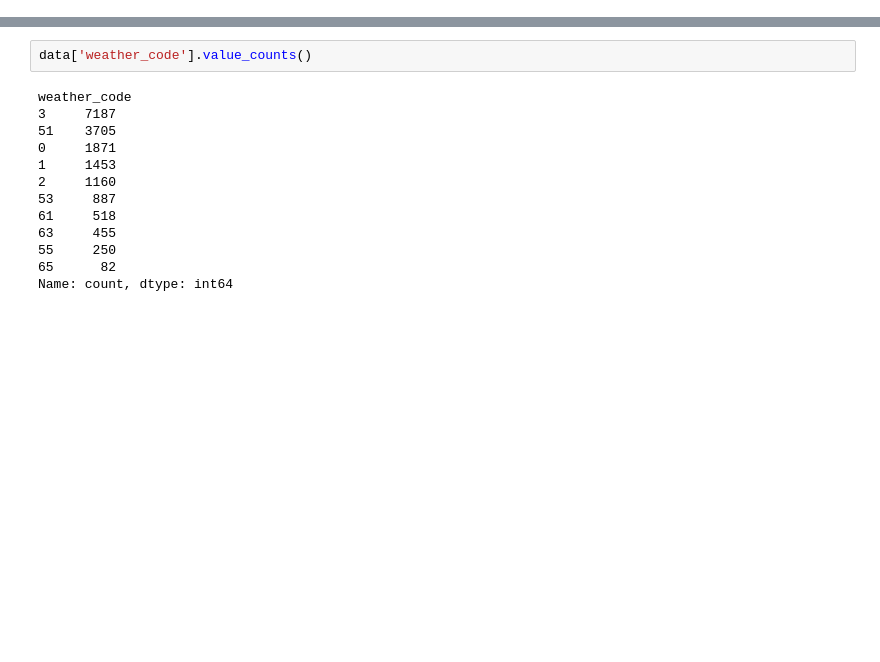
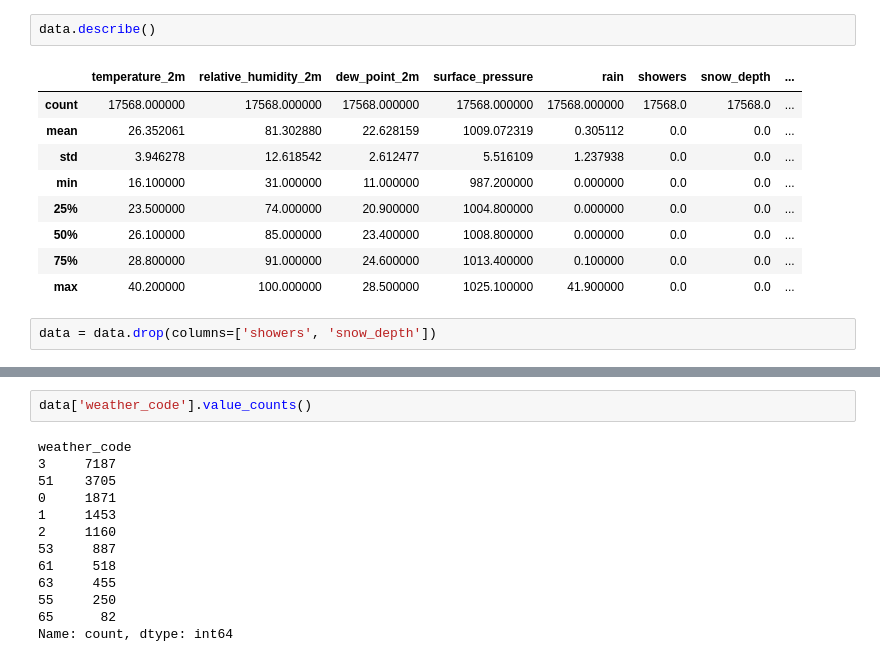
Before and after one commit to MinhHien2004/KHDL, a Jupyter notebook: Preprocessing.ipynb, the cells around one changed output, grey strips where cells are left out. Cells and saved outputs as stored; diff of their text form; blank space fills up the shorter version.

```diff
--- a/Preprocessing.ipynb
+++ b/Preprocessing.ipynb
@@ -59,3 +61,17 @@ wind_speed_10m: 0
+# %%
+data.describe()
+# %% [output]
+|  | temperature_2m | relative_humidity_2m | dew_point_2m | surface_pressure | rain | showers | snow_depth | ... |
+| count | 17568.000000 | 17568.000000 | 17568.000000 | 17568.000000 | 17568.000000 | 17568.0 | 17568.0 | ... |
+| mean | 26.352061 | 81.302880 | 22.628159 | 1009.072319 | 0.305112 | 0.0 | 0.0 | ... |
+| std | 3.946278 | 12.618542 | 2.612477 | 5.516109 | 1.237938 | 0.0 | 0.0 | ... |
+| min | 16.100000 | 31.000000 | 11.000000 | 987.200000 | 0.000000 | 0.0 | 0.0 | ... |
+| 25% | 23.500000 | 74.000000 | 20.900000 | 1004.800000 | 0.000000 | 0.0 | 0.0 | ... |
+| 50% | 26.100000 | 85.000000 | 23.400000 | 1008.800000 | 0.000000 | 0.0 | 0.0 | ... |
+| 75% | 28.800000 | 91.000000 | 24.600000 | 1013.400000 | 0.100000 | 0.0 | 0.0 | ... |
+| max | 40.200000 | 100.000000 | 28.500000 | 1025.100000 | 41.900000 | 0.0 | 0.0 | ... |
+# %%
+data = data.drop(columns=['showers', 'snow_depth'])
 # %%
 for i in range(len(data.columns)):
     print(f"{data.columns[i]}: {data[data.columns[i]].value_counts()}")
```
Also changed, not shown: parts of 34 cells of this notebook, 4 other files.
